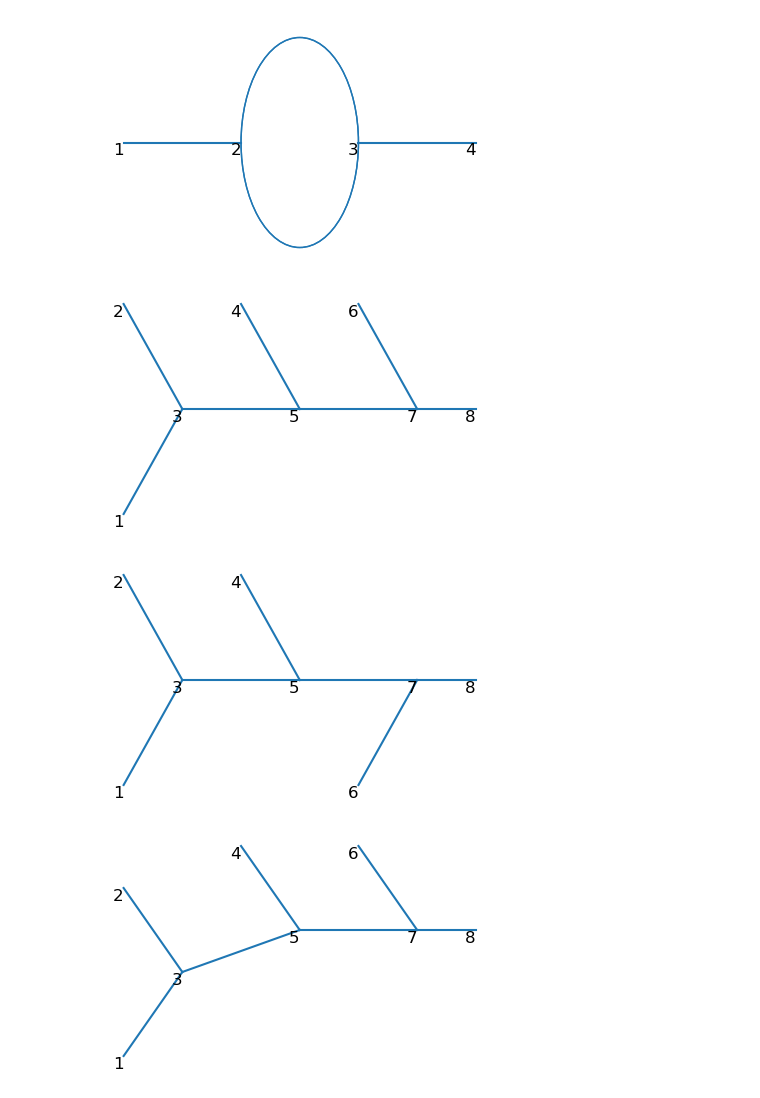
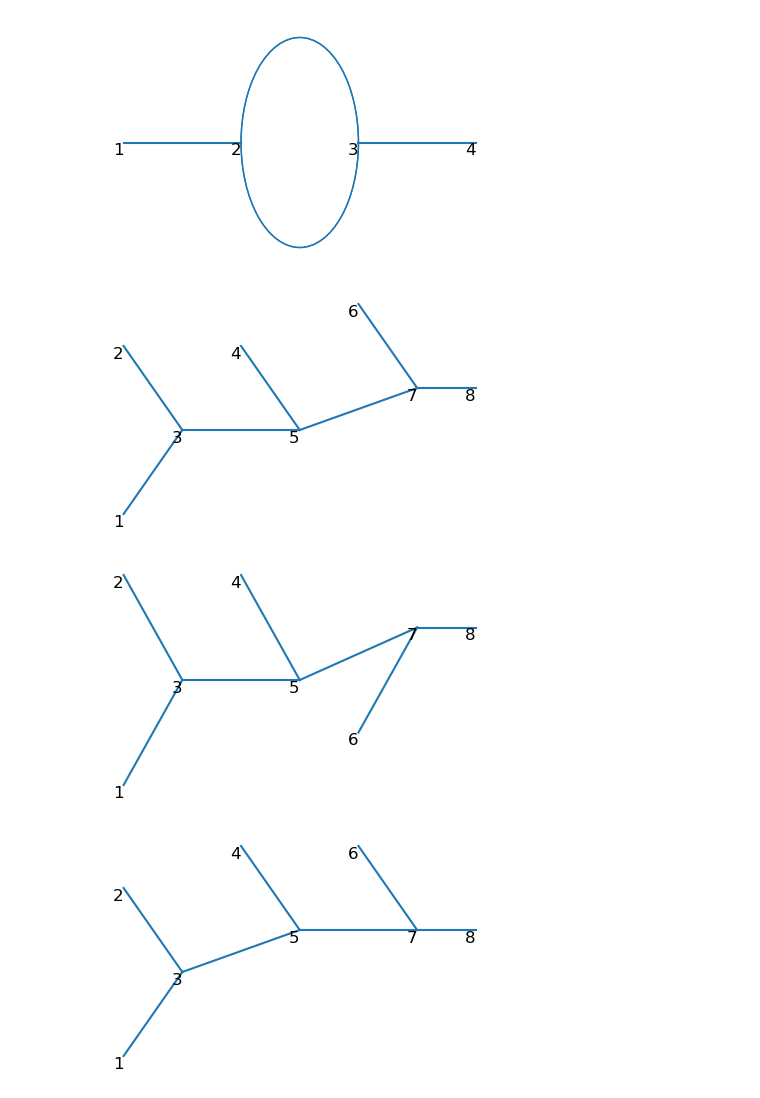
Before and after one commit to liuzhuozhuo/edp-renormalization, a Jupyter notebook: python/development/code_development.ipynb, the cells around one changed output. Drawn from its saved outputs; the diff is of its cells as text; code cells hidden in the pictures.

```diff
--- a/python/development/code_development.ipynb
+++ b/python/development/code_development.ipynb
@@ -369,23 +376,23 @@ def simplify_diagram_it(points, paths):
             for j in range(len(points)):
                 if points[j, 1] > i:
                     points[j, 1] -= 1
-    # for i in range(0, int(np.min(points, axis=0)[1])-1, -1):
-    #     count = 0
-    #     for j in range(len(points)):
-    #         if points[j, 1] == i:
-    #             count +=1
-    #             break
-    #     if count == 0:
-    #         for j in range(len(points)):
-    #             if points[j, 1] < i:
-    #                 points[j, 1] += 1
-    i = 0
-    while i < len(points):
-        if points[i, 0] == 0 and points[i, 1] == 0:
-            points = np.delete(points, i, axis=0)
-            for j in range (i, np.max(paths)+1):
-                paths = decrement_number_in_array(paths, j)
-        i += 1
+    for i in range(0, int(np.min(points, axis=0)[1])-1, -1):
+        count = 0
+        for j in range(len(points)):
+            if points[j, 1] == i:
+                count +=1
+                break
+        if count == 0:
+            for j in range(len(points)):
+                if points[j, 1] < i:
+                    points[j, 1] += 1
+    # i = 0
+    # while i < len(points):
+    #     if points[i, 0] == 0 and points[i, 1] == 0:
+    #         points = np.delete(points, i, axis=0)
+    #         for j in range (i, np.max(paths)+1):
+    #             paths = decrement_number_in_array(paths, j)
+    #     i += 1
 
     end = len(points)
 
@@ -406,6 +413,11 @@ def simplify_diagram_it(points, paths):
             i-=1
         i += 1
 
+    # for i in range(len(paths)):
+    #     if paths[i, 0] == paths[i, 1]:
+    #         paths[i, 0] = 0
+    #         paths[i, 1] = 0
+
     return points, paths
 
 def simplify_diagram (points, paths):
@@ -458,14 +470,15 @@ for i in range(len(paths_2nd_4)):
 [figure]
 [figure]
 # %%
-points_3rd_1, paths_3rd_1 = connection(points_2nd_1, paths_2nd_1[0], points_1st_1, paths_1st_1)
+points_3rd_1, paths_3rd_1 = connection(points_2nd_1, paths_2nd_1[0], points_1st_1, paths_1st_1,  offset = 0.5)
+
 
 for i in range(len(paths_3rd_1)):
     points_3rd_1_1, paths_3rd_1_1 = simplify_diagram(points_3rd_1, paths_3rd_1[i])
     represent_diagram(points_3rd_1_1, paths_3rd_1_1, index = True)
 # %% [output]
-[figure, old version]
+[figure, new version]
-[figure, old version]
+[figure, new version]
 # %%
 points_3rd_2, paths_3rd_2 = connection(points_1st_1, paths_1st_1, points_2nd_1, paths_2nd_1[0], offset = 0.5)
 
```
Also changed, not shown: parts of 10 cells of this notebook, 2 other files.
